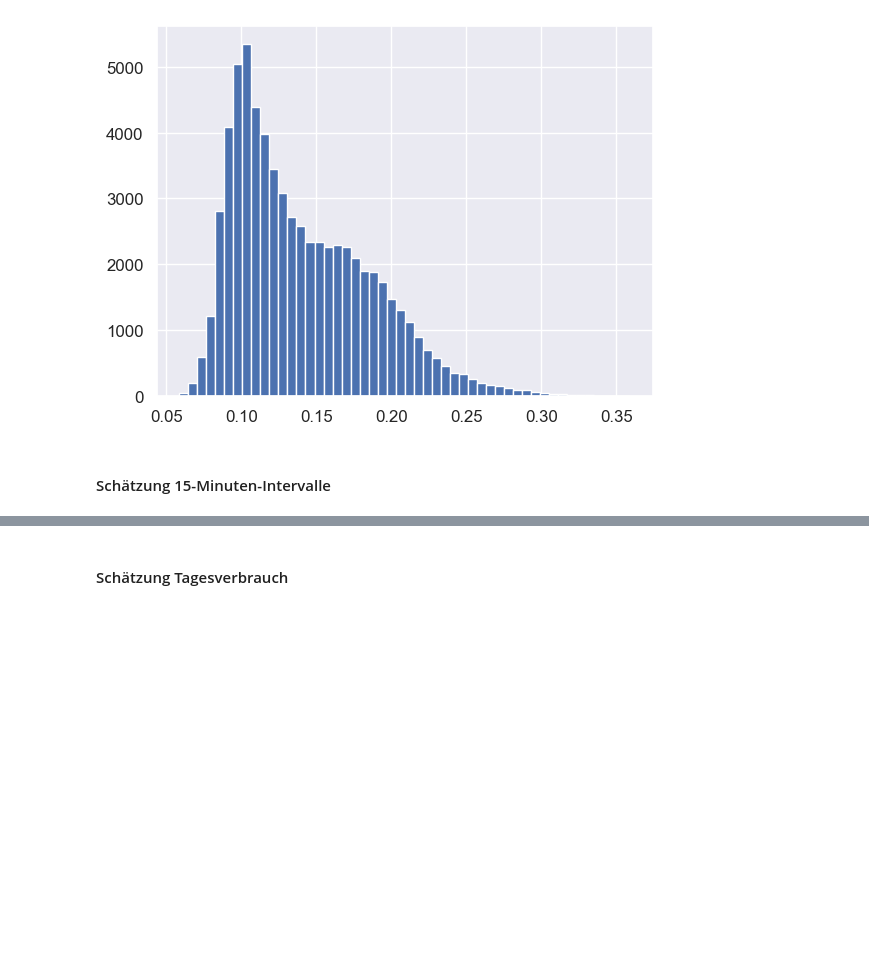
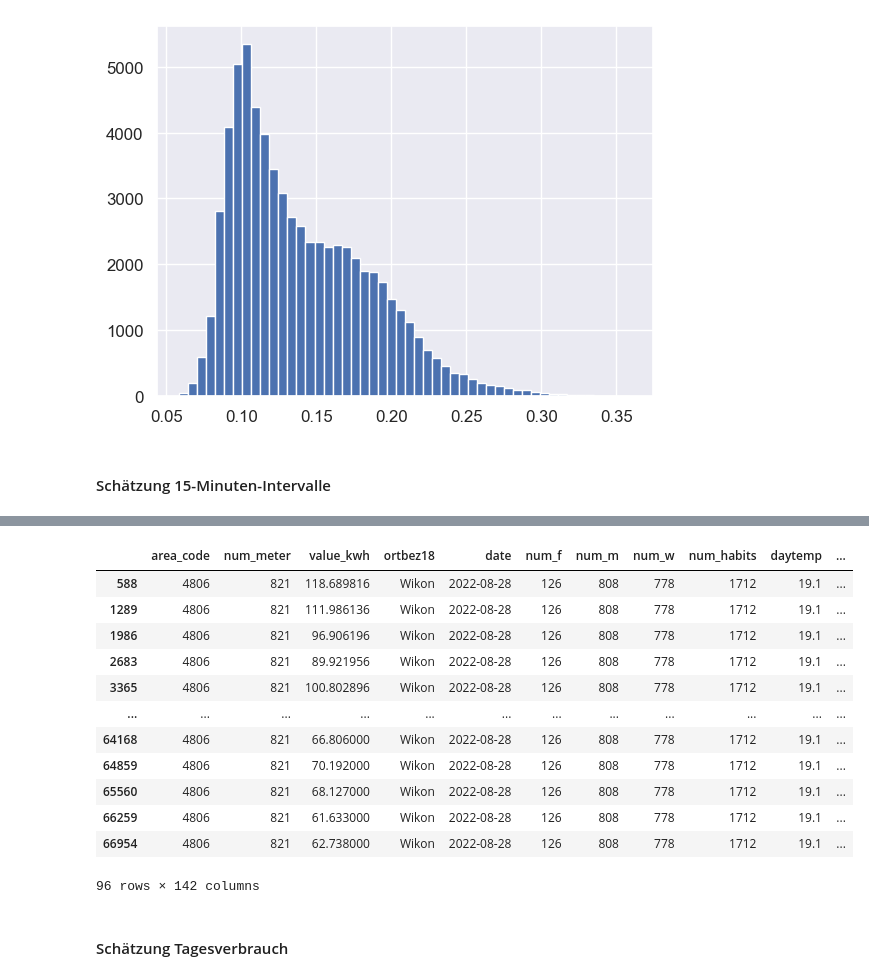
Before and after one commit to axpogroup/ckw-opendata, a Jupyter notebook: ckw.ch/Descriptives Agg.ipynb, the cells around one changed output, grey strips where cells are left out. Saved outputs shown, nothing was run; the diff lists cells and outputs as text; code cells hidden in the pictures; blank space fills up the shorter version.

```diff
--- a/ckw.ch/Descriptives Agg.ipynb
+++ b/ckw.ch/Descriptives Agg.ipynb
@@ -923,3 +910,19 @@ plt.show
+# %%
+df_game
+# %% [output]
+|  | area_code | num_meter | value_kwh | ortbez18 | date | num_f | num_m | num_w | num_habits | daytemp | ... |
+| 588 | 4806 | 821 | 118.689816 | Wikon | 2022-08-28 | 126 | 808 | 778 | 1712 | 19.1 | ... |
+| 1289 | 4806 | 821 | 111.986136 | Wikon | 2022-08-28 | 126 | 808 | 778 | 1712 | 19.1 | ... |
+| 1986 | 4806 | 821 | 96.906196 | Wikon | 2022-08-28 | 126 | 808 | 778 | 1712 | 19.1 | ... |
+| 2683 | 4806 | 821 | 89.921956 | Wikon | 2022-08-28 | 126 | 808 | 778 | 1712 | 19.1 | ... |
+| 3365 | 4806 | 821 | 100.802896 | Wikon | 2022-08-28 | 126 | 808 | 778 | 1712 | 19.1 | ... |
+| ... | ... | ... | ... | ... | ... | ... | ... | ... | ... | ... | ... |
+| 64168 | 4806 | 821 | 66.806000 | Wikon | 2022-08-28 | 126 | 808 | 778 | 1712 | 19.1 | ... |
+| 64859 | 4806 | 821 | 70.192000 | Wikon | 2022-08-28 | 126 | 808 | 778 | 1712 | 19.1 | ... |
+| 65560 | 4806 | 821 | 68.127000 | Wikon | 2022-08-28 | 126 | 808 | 778 | 1712 | 19.1 | ... |
+| 66259 | 4806 | 821 | 61.633000 | Wikon | 2022-08-28 | 126 | 808 | 778 | 1712 | 19.1 | ... |
+| 66954 | 4806 | 821 | 62.738000 | Wikon | 2022-08-28 | 126 | 808 | 778 | 1712 | 19.1 | ... |
+96 rows × 142 columns
 # %% [markdown]
 #### Schätzung Tagesverbrauch
 # %%
```
Also changed, not shown: parts of 18 cells of this notebook.
